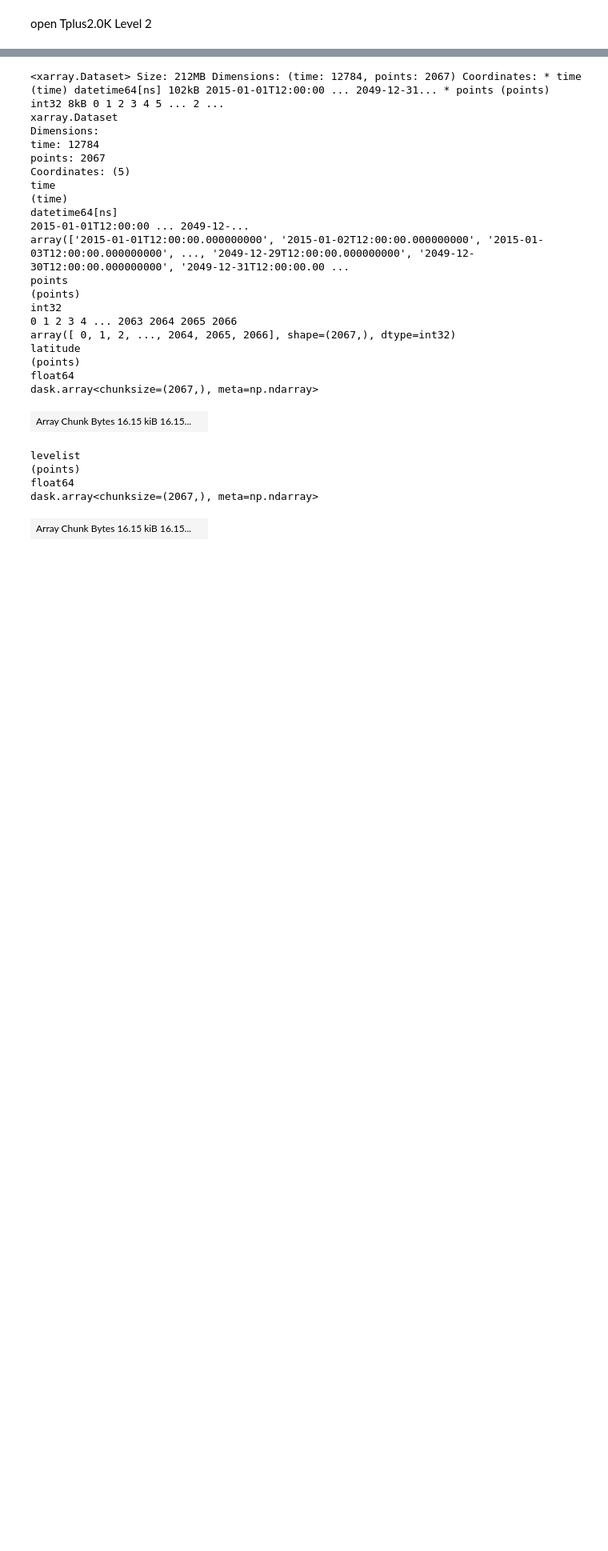
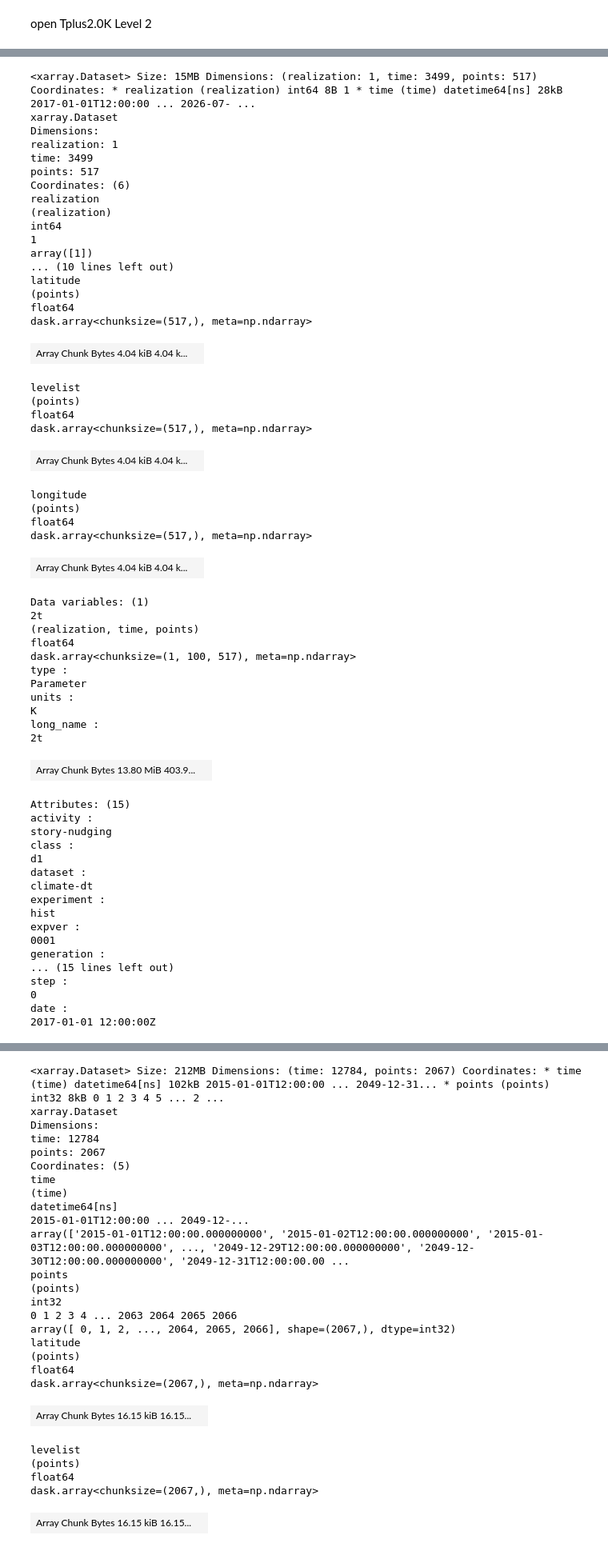
Before and after one commit to eodcgmbh/dt-climate-zarr, a Jupyter notebook: Generation2/vsw/open_zarr.ipynb, the cells around one changed output, grey strips where cells are left out. Shown at 80% size. Cells and saved outputs as stored; diff of their text form; code cells hidden in the pictures; blank space fills up the shorter version.

```diff
--- a/Generation2/vsw/open_zarr.ipynb
+++ b/Generation2/vsw/open_zarr.ipynb
@@ -16,4 +61,64 @@ open Tplus2.0K Level 2
 # %%
 store = eodc_s3.get_mapper(
-    "destine-climate-dt/vsw/zarr/IFS_FESOM_story_nudging.zarr/Tplus2.0K/2"
+    "destine-climate-dt/2t/zarr/IFS_FESOM_story_nudging.zarr/hist/"
 )
+ds = xr.open_zarr(store)
+ds
+# %% [output]
+<xarray.Dataset> Size: 15MB Dimensions: (realization: 1, time: 3499, points: 517) Coordinates: * realization (realization) int64 8B 1 * time (time) datetime64[ns] 28kB 2017-01-01T12:00:00 ... 2026-07- ...
+xarray.Dataset
+Dimensions:
+realization: 1
+time: 3499
+points: 517
+Coordinates: (6)
+realization
+(realization)
+int64
+1
+array([1])
+... (10 lines left out)
+latitude
+(points)
+float64
+dask.array<chunksize=(517,), meta=np.ndarray>
+| Array Chunk Bytes 4.04 kiB 4.04 k... |  |
+levelist
+(points)
+float64
+dask.array<chunksize=(517,), meta=np.ndarray>
+| Array Chunk Bytes 4.04 kiB 4.04 k... |  |
+longitude
+(points)
+float64
+dask.array<chunksize=(517,), meta=np.ndarray>
+| Array Chunk Bytes 4.04 kiB 4.04 k... |  |
+Data variables: (1)
+2t
+(realization, time, points)
+float64
+dask.array<chunksize=(1, 100, 517), meta=np.ndarray>
+type :
+Parameter
+units :
+K
+long_name :
+2t
+| Array Chunk Bytes 13.80 MiB 403.9... |  |
+Attributes: (15)
+activity :
+story-nudging
+class :
+d1
+dataset :
+climate-dt
+experiment :
+hist
+expver :
+0001
+generation :
+... (15 lines left out)
+step :
+0
+date :
+2017-01-01 12:00:00Z
```
Also changed, not shown: parts of 10 cells of this notebook, 17 other files.
